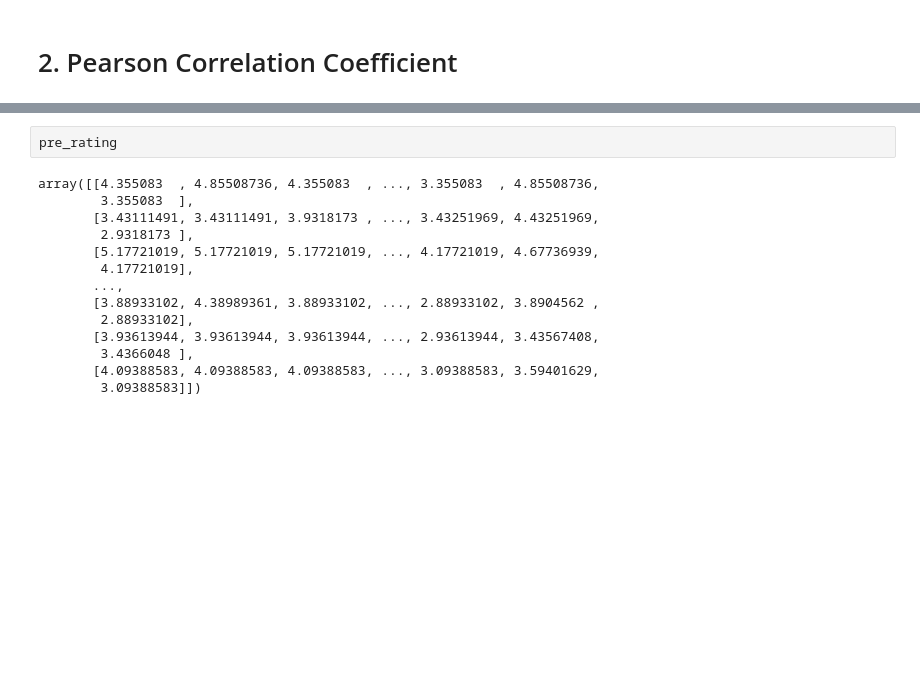
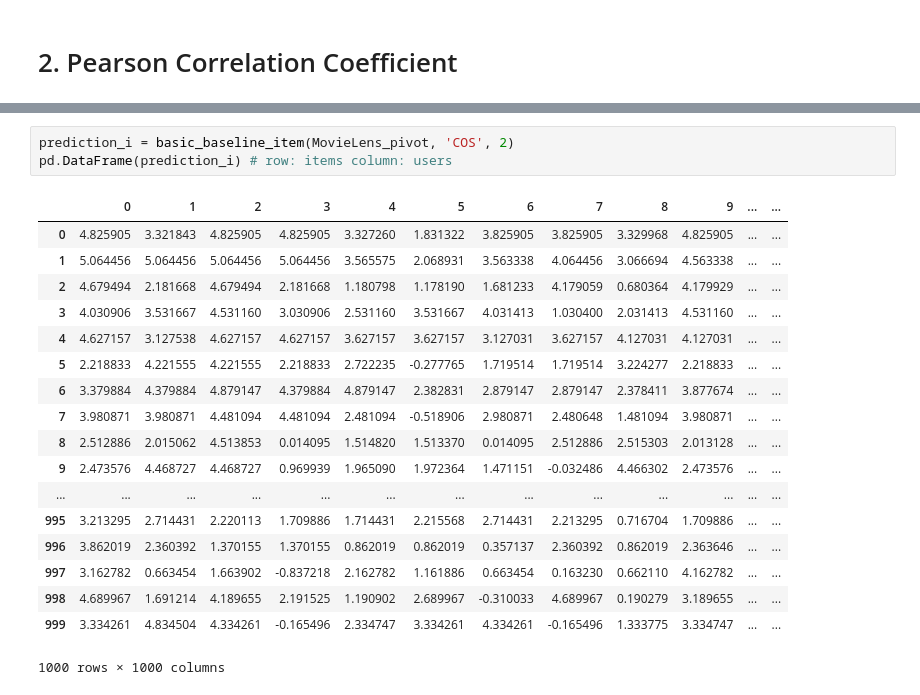
Before and after one commit to isnt1t/Data-Analysis-and-Practice-1, a Jupyter notebook: Assignment#3.ipynb, the cells around one changed output, grey strips where cells are left out. Drawn from its saved outputs; the diff is of its cells as text; blank space fills up the shorter version.

```diff
--- a/Assignment#3.ipynb
+++ b/Assignment#3.ipynb
@@ -188,16 +206,22 @@ for u in range(0, num_users):
-# %%
-pre_rating
-# %% [output]
-array([[4.355083  , 4.85508736, 4.355083  , ..., 3.355083  , 4.85508736,
-        3.355083  ],
-       [3.43111491, 3.43111491, 3.9318173 , ..., 3.43251969, 4.43251969,
-        2.9318173 ],
-       [5.17721019, 5.17721019, 5.17721019, ..., 4.17721019, 4.67736939,
-        4.17721019],
-       ...,
-       [3.88933102, 4.38989361, 3.88933102, ..., 2.88933102, 3.8904562 ,
-        2.88933102],
-       [3.93613944, 3.93613944, 3.93613944, ..., 2.93613944, 3.43567408,
-        3.4366048 ],
-       [4.09388583, 4.09388583, 4.09388583, ..., 3.09388583, 3.59401629,
-        3.09388583]])
+# %%
+prediction_i = basic_baseline_item(MovieLens_pivot, 'COS', 2)
+pd.DataFrame(prediction_i) # row: items column: users
+# %% [output]
+|  | 0 | 1 | 2 | 3 | 4 | 5 | 6 | 7 | 8 | 9 | ... | ... |
+| 0 | 4.825905 | 3.321843 | 4.825905 | 4.825905 | 3.327260 | 1.831322 | 3.825905 | 3.825905 | 3.329968 | 4.825905 | ... | ... |
+| 1 | 5.064456 | 5.064456 | 5.064456 | 5.064456 | 3.565575 | 2.068931 | 3.563338 | 4.064456 | 3.066694 | 4.563338 | ... | ... |
+| 2 | 4.679494 | 2.181668 | 4.679494 | 2.181668 | 1.180798 | 1.178190 | 1.681233 | 4.179059 | 0.680364 | 4.179929 | ... | ... |
+| 3 | 4.030906 | 3.531667 | 4.531160 | 3.030906 | 2.531160 | 3.531667 | 4.031413 | 1.030400 | 2.031413 | 4.531160 | ... | ... |
+| 4 | 4.627157 | 3.127538 | 4.627157 | 4.627157 | 3.627157 | 3.627157 | 3.127031 | 3.627157 | 4.127031 | 4.127031 | ... | ... |
+| 5 | 2.218833 | 4.221555 | 4.221555 | 2.218833 | 2.722235 | -0.277765 | 1.719514 | 1.719514 | 3.224277 | 2.218833 | ... | ... |
+| 6 | 3.379884 | 4.379884 | 4.879147 | 4.379884 | 4.879147 | 2.382831 | 2.879147 | 2.879147 | 2.378411 | 3.877674 | ... | ... |
+| 7 | 3.980871 | 3.980871 | 4.481094 | 4.481094 | 2.481094 | -0.518906 | 2.980871 | 2.480648 | 1.481094 | 3.980871 | ... | ... |
+| 8 | 2.512886 | 2.015062 | 4.513853 | 0.014095 | 1.514820 | 1.513370 | 0.014095 | 2.512886 | 2.515303 | 2.013128 | ... | ... |
+| 9 | 2.473576 | 4.468727 | 4.468727 | 0.969939 | 1.965090 | 1.972364 | 1.471151 | -0.032486 | 4.466302 | 2.473576 | ... | ... |
+| ... | ... | ... | ... | ... | ... | ... | ... | ... | ... | ... | ... | ... |
+| 995 | 3.213295 | 2.714431 | 2.220113 | 1.709886 | 1.714431 | 2.215568 | 2.714431 | 2.213295 | 0.716704 | 1.709886 | ... | ... |
+| 996 | 3.862019 | 2.360392 | 1.370155 | 1.370155 | 0.862019 | 0.862019 | 0.357137 | 2.360392 | 0.862019 | 2.363646 | ... | ... |
+| 997 | 3.162782 | 0.663454 | 1.663902 | -0.837218 | 2.162782 | 1.161886 | 0.663454 | 0.163230 | 0.662110 | 4.162782 | ... | ... |
+| 998 | 4.689967 | 1.691214 | 4.189655 | 2.191525 | 1.190902 | 2.689967 | -0.310033 | 4.689967 | 0.190279 | 3.189655 | ... | ... |
+| 999 | 3.334261 | 4.834504 | 4.334261 | -0.165496 | 2.334747 | 3.334261 | 4.334261 | -0.165496 | 1.333775 | 3.334747 | ... | ... |
+1000 rows × 1000 columns
```
Also changed, not shown: parts of 9 cells of this notebook.
